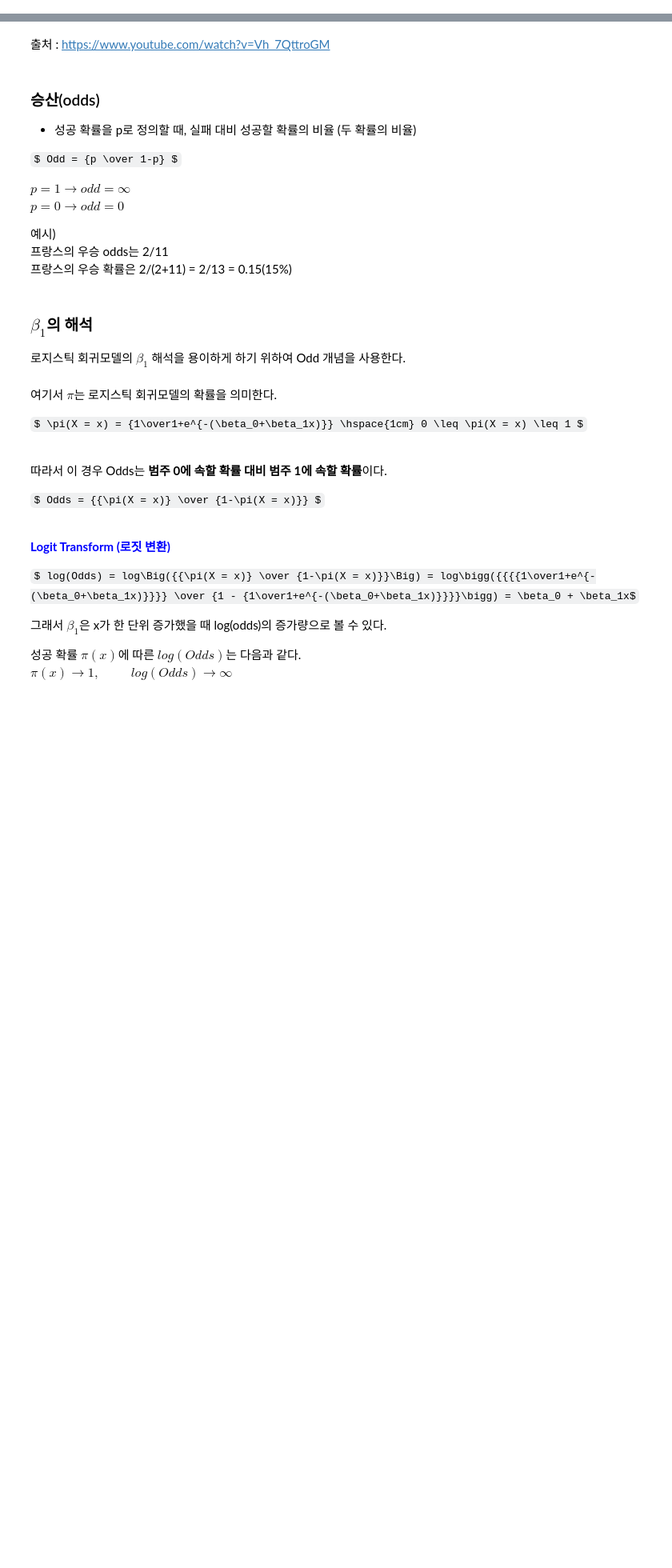
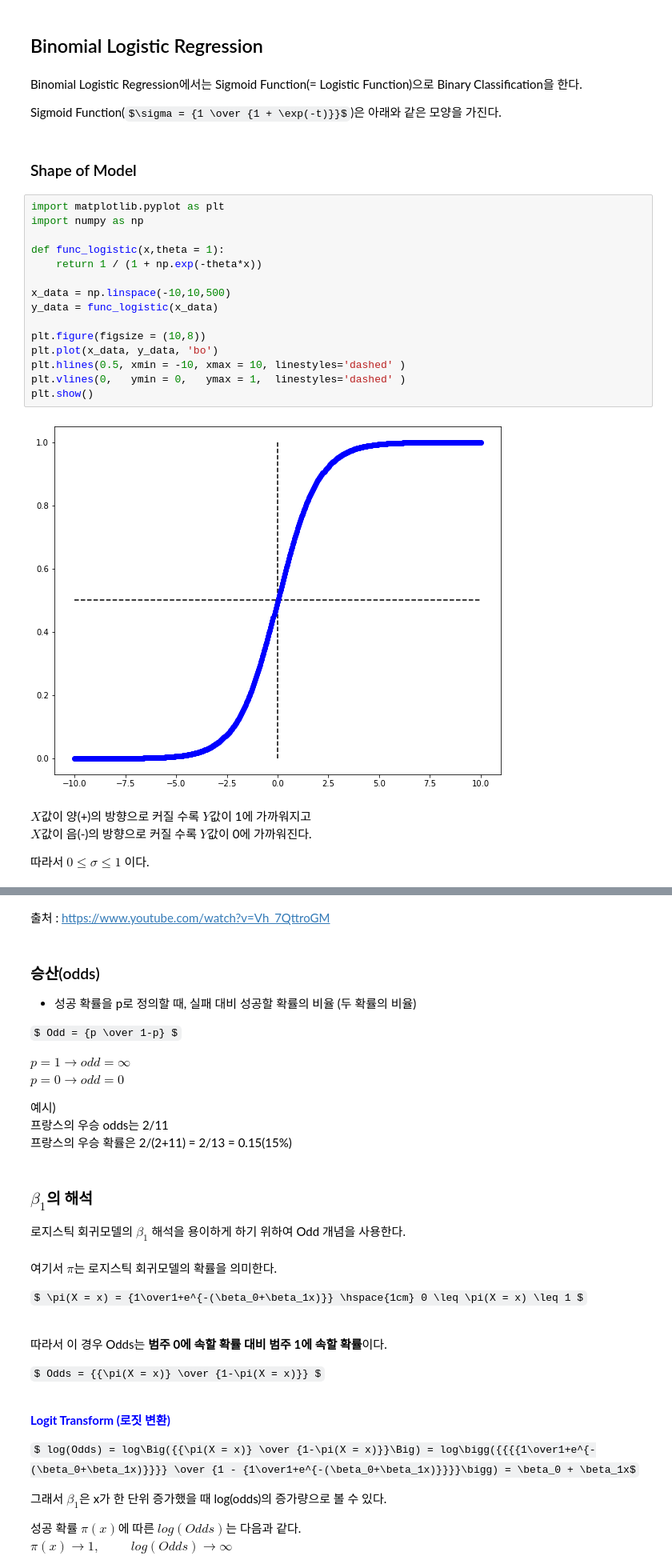
Before and after one commit to Asphalt93/dmqa_study, a Jupyter notebook: dmqa_pytorch/2019_MachineLearning/ML_Algorithm/01_LogisticRegression.ipynb, the cells around one changed output, grey strips where cells are left out. Shown at 80% size. Drawn from its saved outputs; the diff is of its cells as text; some formulas as TeX source; blank space fills up the shorter version.

```diff
--- a/dmqa_pytorch/2019_MachineLearning/ML_Algorithm/01_LogisticRegression.ipynb
+++ b/dmqa_pytorch/2019_MachineLearning/ML_Algorithm/01_LogisticRegression.ipynb
@@ -0,0 +9,30 @@
+# %% [markdown]
+## Binomial Logistic Regression
+# %% [markdown]
+Binomial Logistic Regression에서는 Sigmoid Function(= Logistic Function)으로 Binary Classification을 한다.
+
+Sigmoid Function($\sigma = {1 \over {1 + \exp(-t)}}$)은 아래와 같은 모양을 가진다.
+# %% [markdown]
+### Shape of Model
+# %%
+import matplotlib.pyplot as plt
+import numpy as np
+
+def func_logistic(x,theta = 1):
+    return 1 / (1 + np.exp(-theta*x))
+
+x_data = np.linspace(-10,10,500)
+y_data = func_logistic(x_data)
+
+plt.figure(figsize = (10,8))
+plt.plot(x_data, y_data, 'bo')
+plt.hlines(0.5, xmin = -10, xmax = 10, linestyles='dashed' )
+plt.vlines(0,   ymin = 0,   ymax = 1,  linestyles='dashed' )
+plt.show()
+# %% [output]
+[figure, added]
+# %% [markdown]
+$X$값이 양(+)의 방향으로 커질 수록 $Y$값이 1에 가까워지고 <br>
+$X$값이 음(-)의 방향으로 커질 수록 $Y$값이 0에 가까워진다.
+
+따라서 $0 \leq \sigma \leq 1$ 이다.
```
Also changed, not shown: parts of 33 cells of this notebook.
